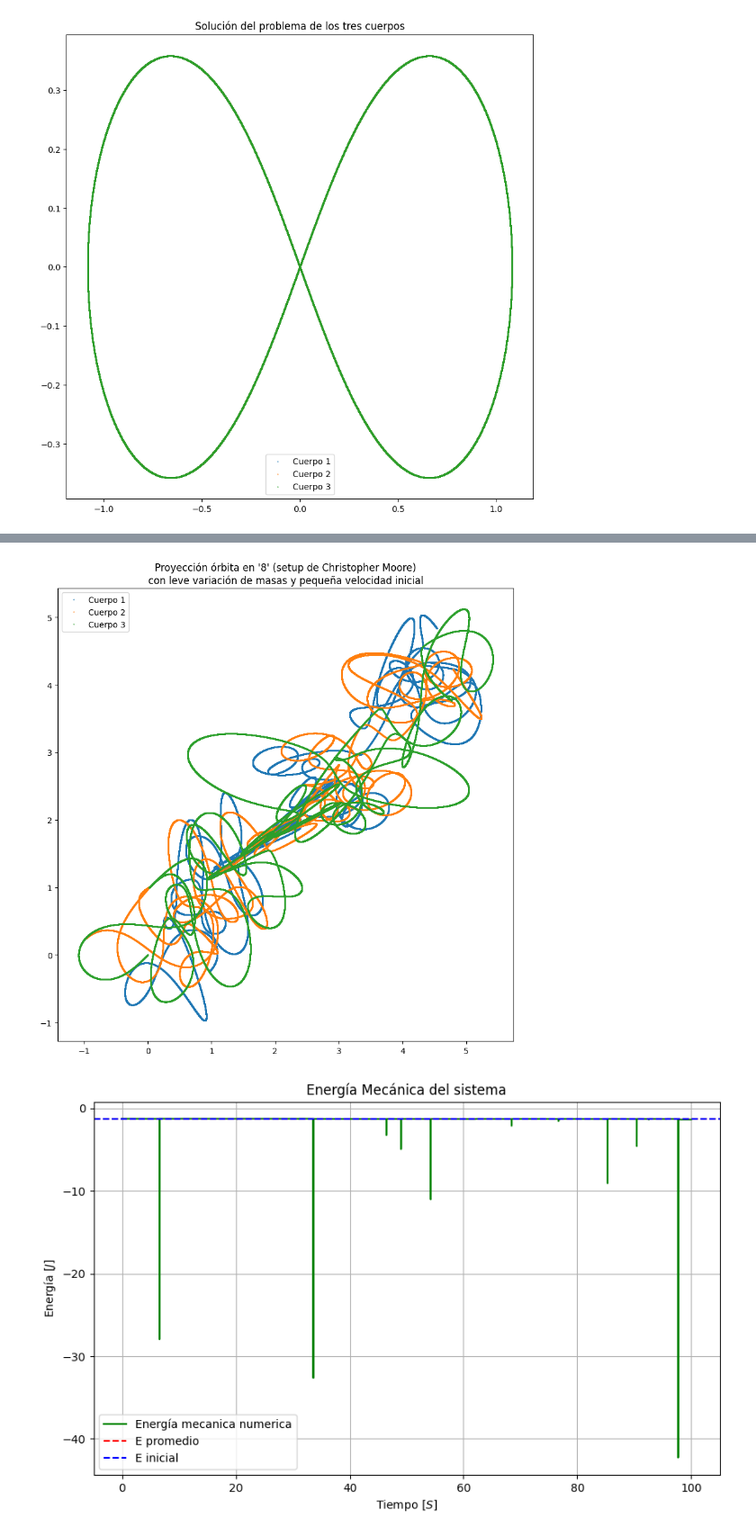
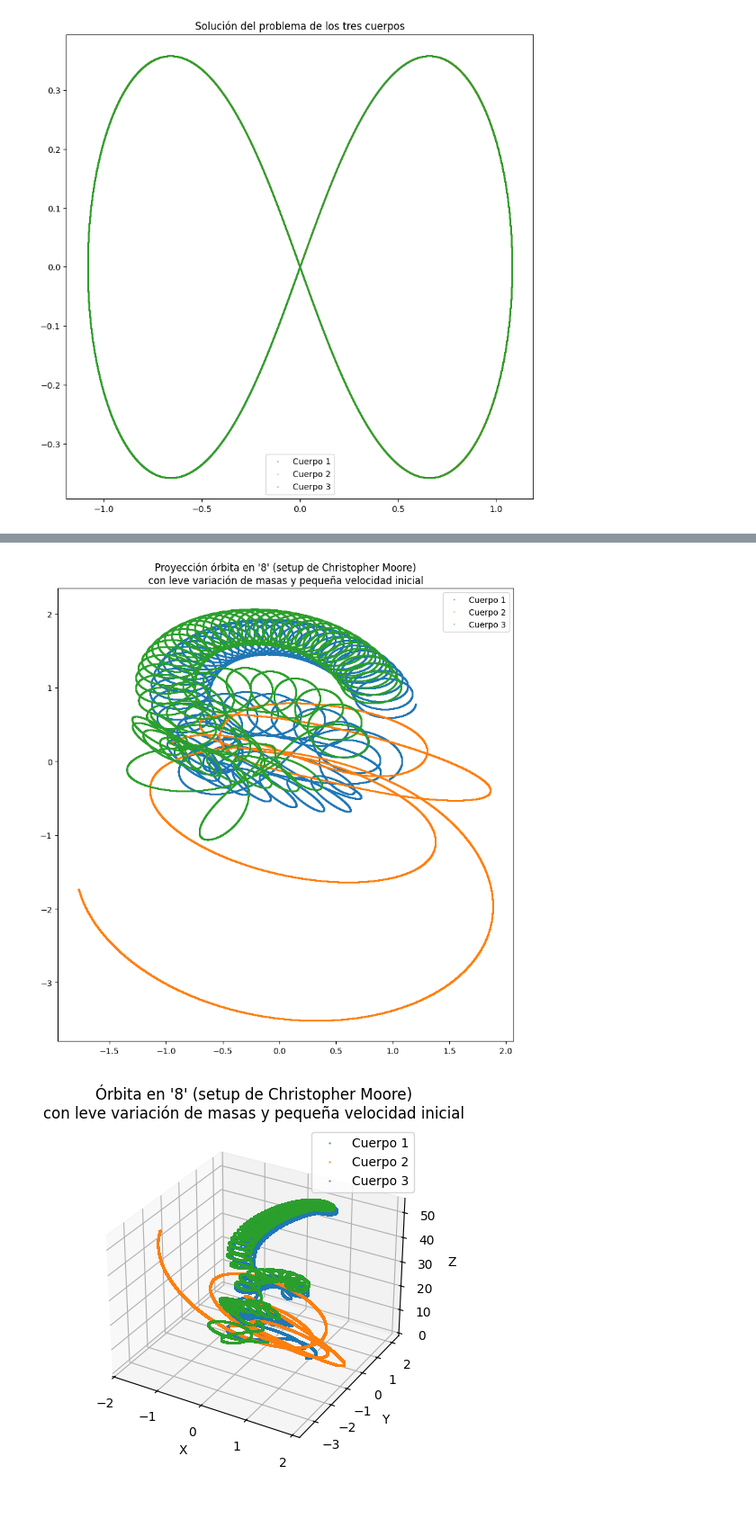
Before and after one commit to Another-DevX/Metodos-computacionales, a Jupyter notebook: proyecto/tres_cuerpos.ipynb, the cells around one changed output, grey strips where cells are left out. Shown at 90% size. Cells and saved outputs as stored; diff of their text form; code cells hidden in the pictures; blank space fills up the shorter version.

```diff
--- a/proyecto/tres_cuerpos.ipynb
+++ b/proyecto/tres_cuerpos.ipynb
@@ -388,7 +388,7 @@ v3 = np.array([-0.93240737, -0.86473146, 0.0])
 
 state0 = np.concatenate((r1, v1, r2, v2, r3, v3))
 dt=0.0005
-steps=200000
+steps=20000
 
 
 sol = solve_three_body_problem_leap_frog(m1, m2, m3, state0, dt, steps, 0)
@@ -409,53 +409,54 @@ calculate_mechanical_energy(sol, m1, m2, m3, num_points, t)
 # ----------------------
 
 G = 1.0  # Gravitational constant normalized
-m1 = 1.1
+m1 = 1
 m2 = 1
-m3 = 0.9
+m3 = 1
 
 # ----------------------------
 # Initial conditions
 # ----------------------------
 
 r1 = np.array([0.97000436, -0.24308753, 0.0])
 r2 = np.array([-0.97000436, 0.24308753, 0.0])
 r3 = np.array([0.0, 0.0, 0.0])
 
 v1 = np.array([0.4662036850, 0.43236573, 0.1])
-v2 = np.array([0.4662036850, 0.43236573, 0.0])
+v2 = np.array([0.4662036850, 0.43236573, 1])
 v3 = np.array([-0.93240737, -0.86473146, 0.2])
 
 state0 = np.concatenate((r1, v1, r2, v2, r3, v3))
 
-
+dt = 0.0005
+steps = 240000
 
 
 # ----------------------------
 # Solve the system
 # ----------------------------
 
 sol = solve_three_body_problem_leap_frog(m1, m2, m3, state0, dt, steps, 1e-2)
 plot_projection_three_body_solution(
     sol,
     "Proyección órbita en '8' (setup de Christopher Moore)\ncon leve variación de masas y pequeña velocidad inicial",
 )
-# plot_three_body_solution(
-#     sol,
-#     "Órbita en '8' (setup de Christopher Moore)\ncon leve variación de masas y pequeña velocidad inicial",
-# )
+plot_three_body_solution(
+    sol,
+    "Órbita en '8' (setup de Christopher Moore)\ncon leve variación de masas y pequeña velocidad inicial",
+)
 
-calculate_mechanical_energy(sol, m1, m2, m3, len(sol.x1), np.arange(0, num_points) * dt)
+calculate_mechanical_energy(sol, m1, m2, m3, len(sol.x1), np.arange(0, len(sol.x1)) * dt)
 
 
-# sol = solve_three_body_problem_solve_ivp(m1, m2, m3, state0, t, 1e-3)
-# plot_projection_three_body_solution(
-#     sol,
-#     "Proyección órbita en '8' (setup de Christopher Moore)\ncon leve variación de masas y pequeña velocidad inicial",
-# )
-# plot_three_body_solution(
-#     sol,
-#     "Órbita en '8' (setup de Christopher Moore)\ncon leve variación de masas y pequeña velocidad inicial",
-# )
+sol = solve_three_body_problem_solve_ivp(m1, m2, m3, state0, t, 1e-3)
+plot_projection_three_body_solution(
+    sol,
+    "Proyección órbita en '8' (setup de Christopher Moore)\ncon leve variación de masas y pequeña velocidad inicial",
+)
+plot_three_body_solution(
+    sol,
+    "Órbita en '8' (setup de Christopher Moore)\ncon leve variación de masas y pequeña velocidad inicial",
+)
 # %% [output]
-[figure, old version]
+[figure, new version]
-[figure, old version]
+[figure, new version]
```
Also changed, not shown: parts of 4 cells of this notebook, 1 other file.
